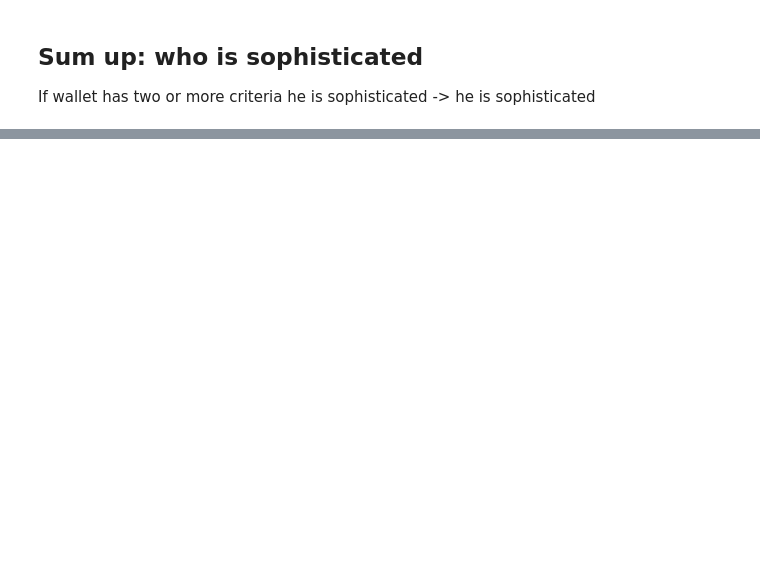
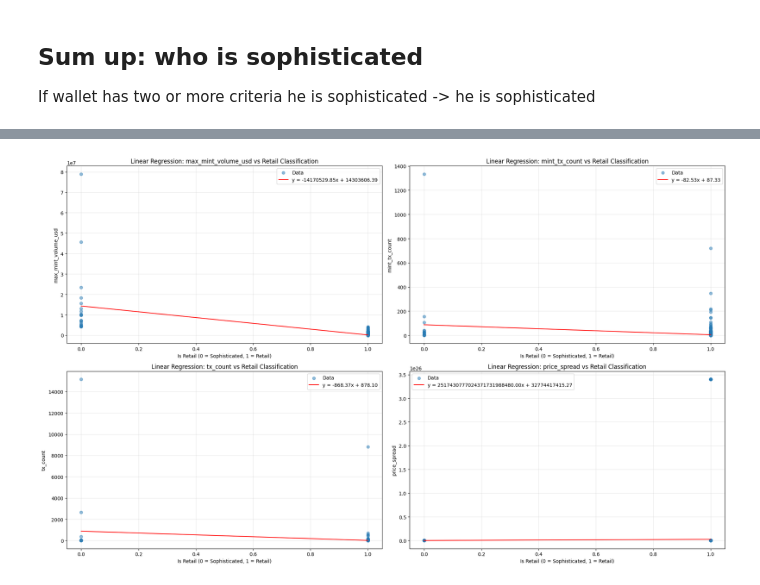
Before and after one commit to stryukovsky/go-backend-learn, a Jupyter notebook: analytics/UniswapV3.ipynb, the cells around one changed output, grey strips where cells are left out. Saved outputs shown, nothing was run; the diff lists cells and outputs as text; code cells hidden in the pictures; blank space fills up the shorter version.

```diff
--- a/analytics/UniswapV3.ipynb
+++ b/analytics/UniswapV3.ipynb
@@ -287,0 +230,5 @@ plt.show()
+# %%
+normalize = 1
+price_spread = df.assign(price_spread=lambda x: normalize * abs(x.price_upper - x.price_lower))
+price_spread = price_spread[price_spread["type"] == "Mint"].groupby("wallet_address").max().reset_index()
+classified = classified.merge(price_spread[["wallet_address", "price_spread"]], on="wallet_address")
@@ -287,0 +251,60 @@ plt.show()
+# %%
+import statsmodels.api as sm
+import pandas as pd
+import numpy as np
+import matplotlib.pyplot as plt
+
+# List of criteria to iterate through
+criteria_list = ['max_mint_volume_usd', "mint_tx_count", "tx_count", "price_spread"]  # Add more criteria here as needed
+
+# Calculate subplot layout
+n_plots = len(criteria_list)
+n_cols = min(2, n_plots)  # Maximum 2 columns
+n_rows = (n_plots + n_cols - 1) // n_cols  # Ceiling division
+
+# Create figure with subplots
+fig, axes = plt.subplots(n_rows, n_cols, figsize=(10 * n_cols, 6 * n_rows))
+
+# Ensure axes is always a list for consistent indexing
+if n_plots == 1:
+    axes = [axes]
+else:
+    axes = axes.flatten()
+
+# Iterate through criteria
+for idx, criteria in enumerate(criteria_list):
+    plot_data = classified[['is_retail', criteria]].dropna()
+    x = plot_data[['is_retail']]  # Binary predictor
+    y = plot_data[criteria]  # Continuous outcome
+
+    # Add constant for intercept
+    X = sm.add_constant(x)
+
+    # Fit OLS model
+    model = sm.OLS(y, X).fit()
+    print(f"Regression summary for {criteria}:")
+    print(model.summary())
+
+    # Plot on the corresponding subplot
+    ax = axes[idx]
+
+    x_line = np.linspace(x.min().values[0], x.max().values[0], 100)
+    b = model.params[0]  # Intercept (const)
+    k = model.params[1]  # Slope
+    y_line = k * x_line + b
+
+    ax.scatter(x, y, alpha=0.5, label='Data')
+    ax.plot(x_line, y_line, 'r-', label=f'y = {k:.2f}x + {b:.2f}')
+    ax.set_ylabel(f'{criteria}')
+    ax.set_xlabel('Is Retail (0 = Sophisticated, 1 = Retail)')
+    ax.set_title(f'Linear Regression: {criteria} vs Retail Classification')
+    ax.legend()
+    ax.grid(True, alpha=0.3)
+
+# Hide any unused subplots
+for idx in range(n_plots, len(axes)):
+    axes[idx].set_visible(False)
+
+plt.tight_layout()
+plt.show()
+# %% [output]
@@ -287,0 +328 @@ plt.show()
+[figure, added]
```
Also changed, not shown: parts of 13 cells of this notebook, 5 other files.
